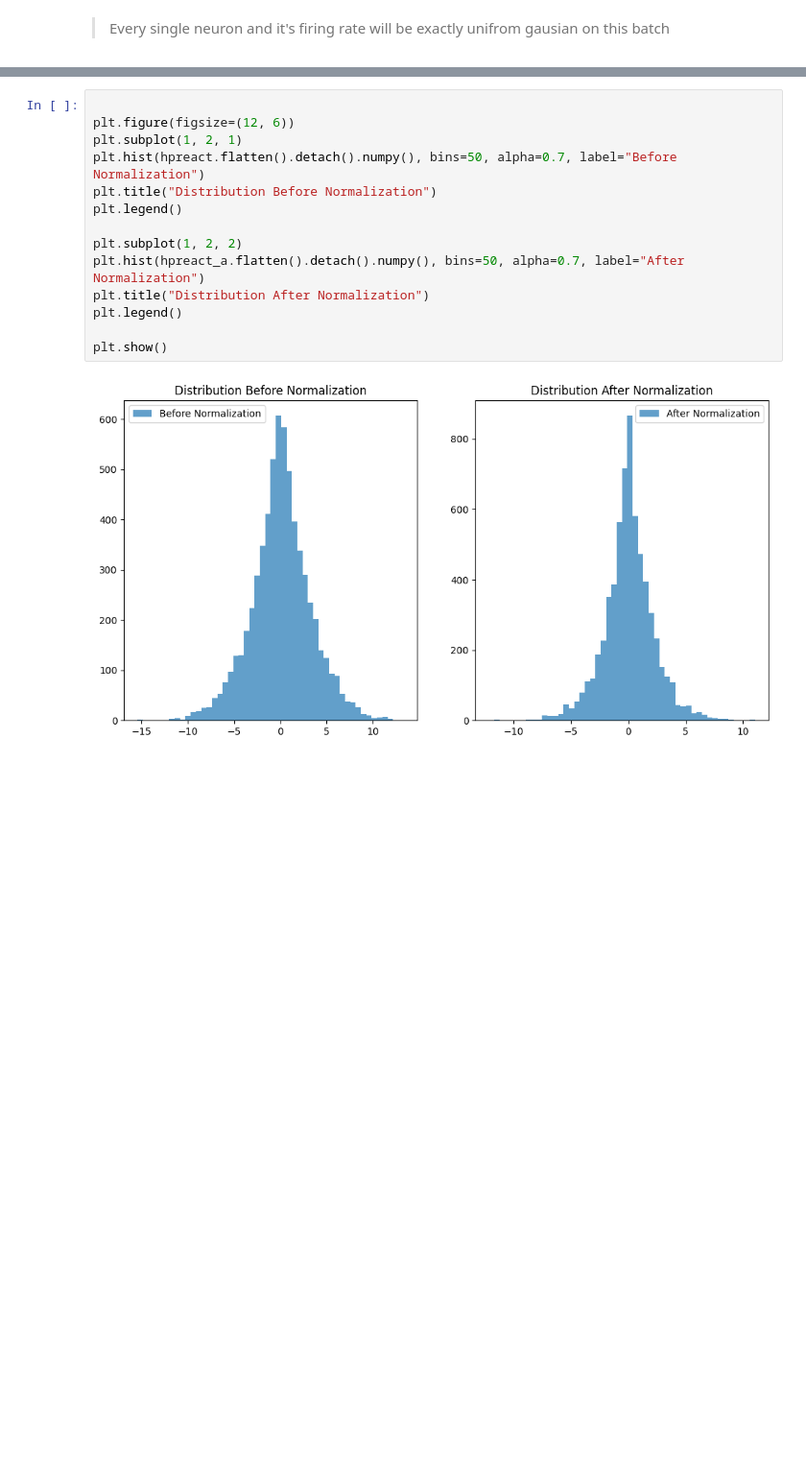
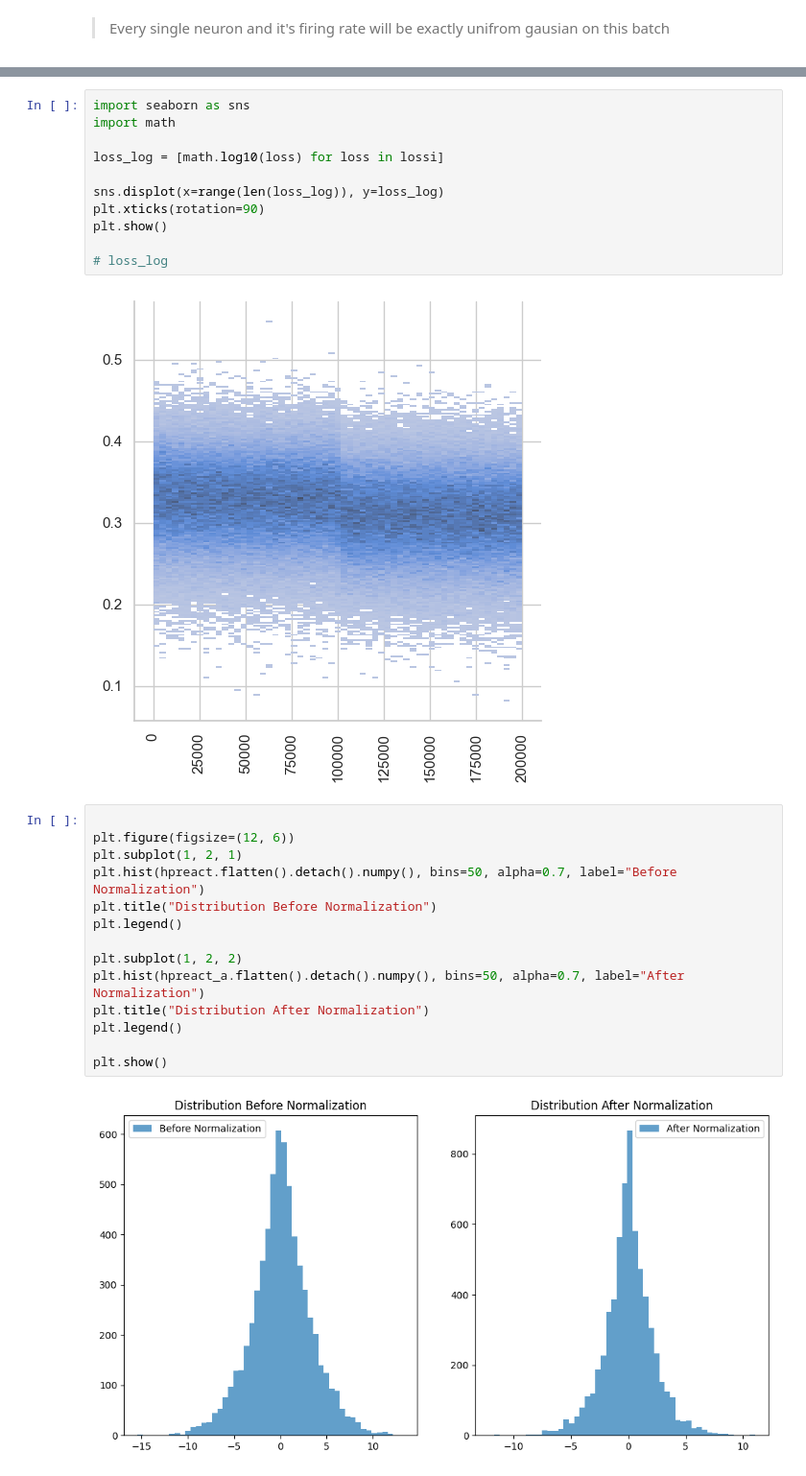
Before and after one commit to anirban-1009/Learning-MachineLearning, a Jupyter notebook: mlp2.ipynb, the cells around one changed output, grey strips where cells are left out. Shown at 96% size. Saved outputs shown, nothing was run; the diff lists cells and outputs as text; blank space fills up the shorter version.

```diff
--- a/mlp2.ipynb
+++ b/mlp2.ipynb
@@ -409,3 +429,16 @@ for i in range(max_steps):
+# %%
+import seaborn as sns
+import math
+
+loss_log = [math.log10(loss) for loss in lossi]
+
+sns.displot(x=range(len(loss_log)), y=loss_log)
+plt.xticks(rotation=90)
+plt.show()
+
+# loss_log
+# %% [output]
+[figure, added]
 # %%
 
 plt.figure(figsize=(12, 6))
```
Also changed, not shown: parts of 10 cells of this notebook.
